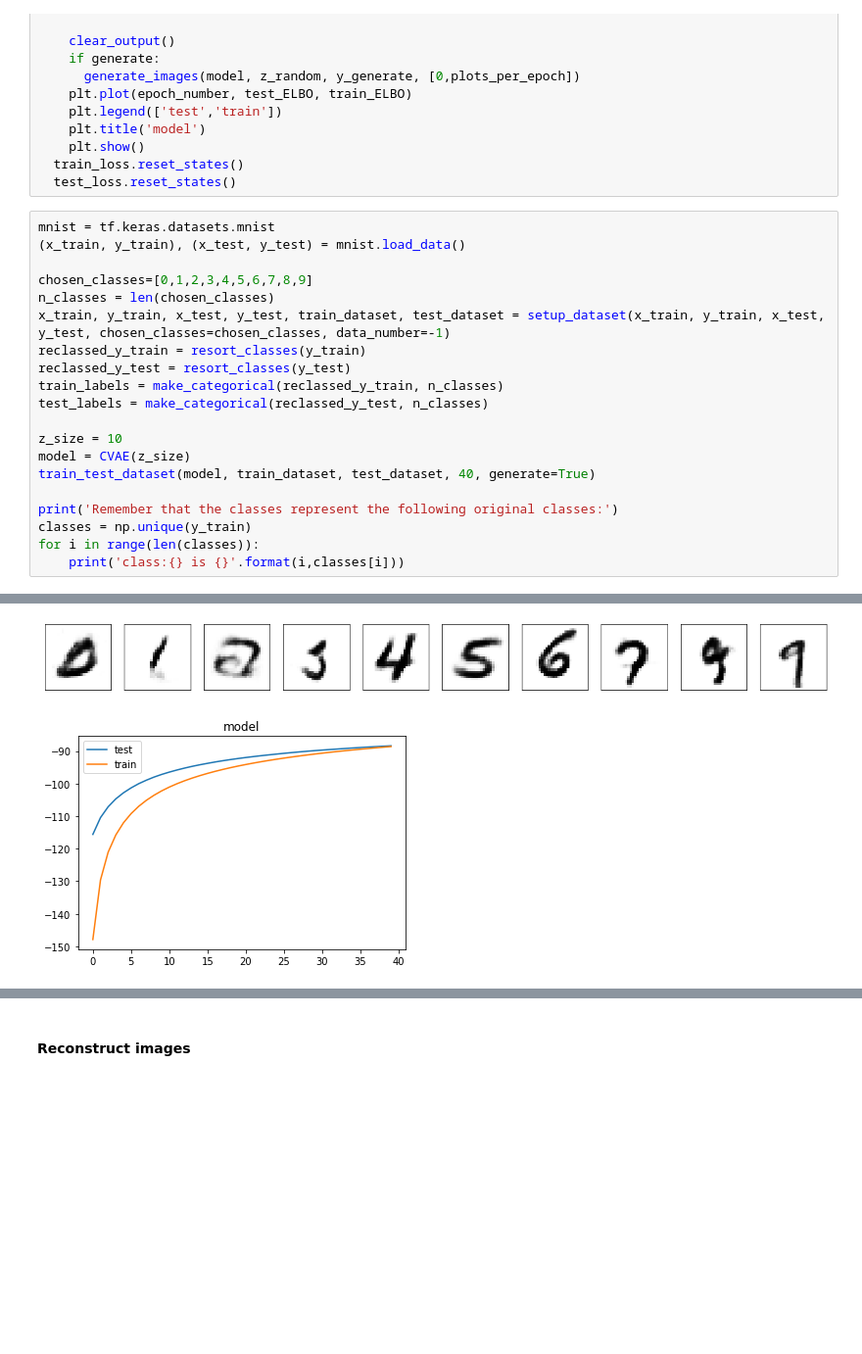
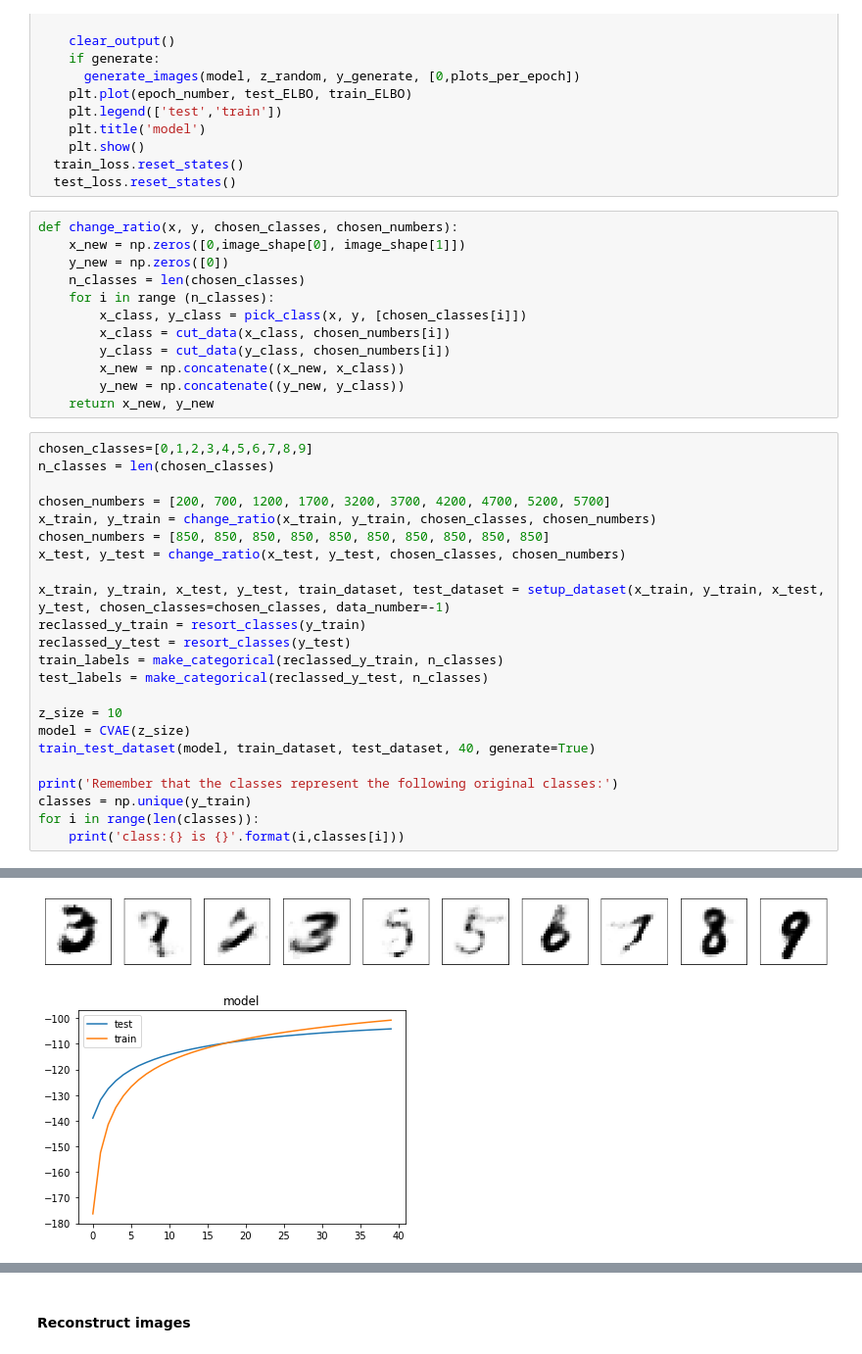
Before and after one commit to lorenzosintini/4YP, a Jupyter notebook: CVAE.ipynb, the cells around one changed output, grey strips where cells are left out. Shown at 98% size. Saved outputs shown, nothing was run; the diff lists cells and outputs as text; blank space fills up the shorter version.

```diff
--- a/CVAE.ipynb
+++ b/CVAE.ipynb
@@ -211,12 +211,27 @@ def train_test_dataset(model, train_dataset, test_dataset, epochs, generate=True
     plt.show()
   train_loss.reset_states()
   test_loss.reset_states()
+# %%
+def change_ratio(x, y, chosen_classes, chosen_numbers):
+    x_new = np.zeros([0,image_shape[0], image_shape[1]])
+    y_new = np.zeros([0])
+    n_classes = len(chosen_classes)
+    for i in range (n_classes):
+        x_class, y_class = pick_class(x, y, [chosen_classes[i]])
+        x_class = cut_data(x_class, chosen_numbers[i])
+        y_class = cut_data(y_class, chosen_numbers[i])
+        x_new = np.concatenate((x_new, x_class))
+        y_new = np.concatenate((y_new, y_class))
+    return x_new, y_new
 # %%
-mnist = tf.keras.datasets.mnist
-(x_train, y_train), (x_test, y_test) = mnist.load_data()
-
 chosen_classes=[0,1,2,3,4,5,6,7,8,9]
 n_classes = len(chosen_classes)
+
+chosen_numbers = [200, 700, 1200, 1700, 3200, 3700, 4200, 4700, 5200, 5700]
+x_train, y_train = change_ratio(x_train, y_train, chosen_classes, chosen_numbers)
+chosen_numbers = [850, 850, 850, 850, 850, 850, 850, 850, 850, 850]
+x_test, y_test = change_ratio(x_test, y_test, chosen_classes, chosen_numbers)
+
 x_train, y_train, x_test, y_test, train_dataset, test_dataset = setup_dataset(x_train, y_train, x_test, y_test, chosen_classes=chosen_classes, data_number=-1)
 reclassed_y_train = resort_classes(y_train)
 reclassed_y_test = resort_classes(y_test)
@@ -236,7 +251,7 @@ WARNING:tensorflow:Layer concatenate_56039 is casting an input tensor from dtype
 
 If you intended to run this layer in float32, you can safely ignore this warning. If in doubt, this warning is likely only an issue if you are porting a TensorFlow 1.X model to TensorFlow 2.
 
 To change all layers to have dtype float64 by default, call `tf.keras.backend.set_floatx('float64')`. To change just this layer, pass dtype='float64' to the layer constructor. If you are the author of ...
-[figure, old version]
+[figure, new version]
-[figure, old version]
+[figure, new version]
 Remember that the classes represent the following original classes:
```
Also changed, not shown: parts of 12 cells of this notebook.
